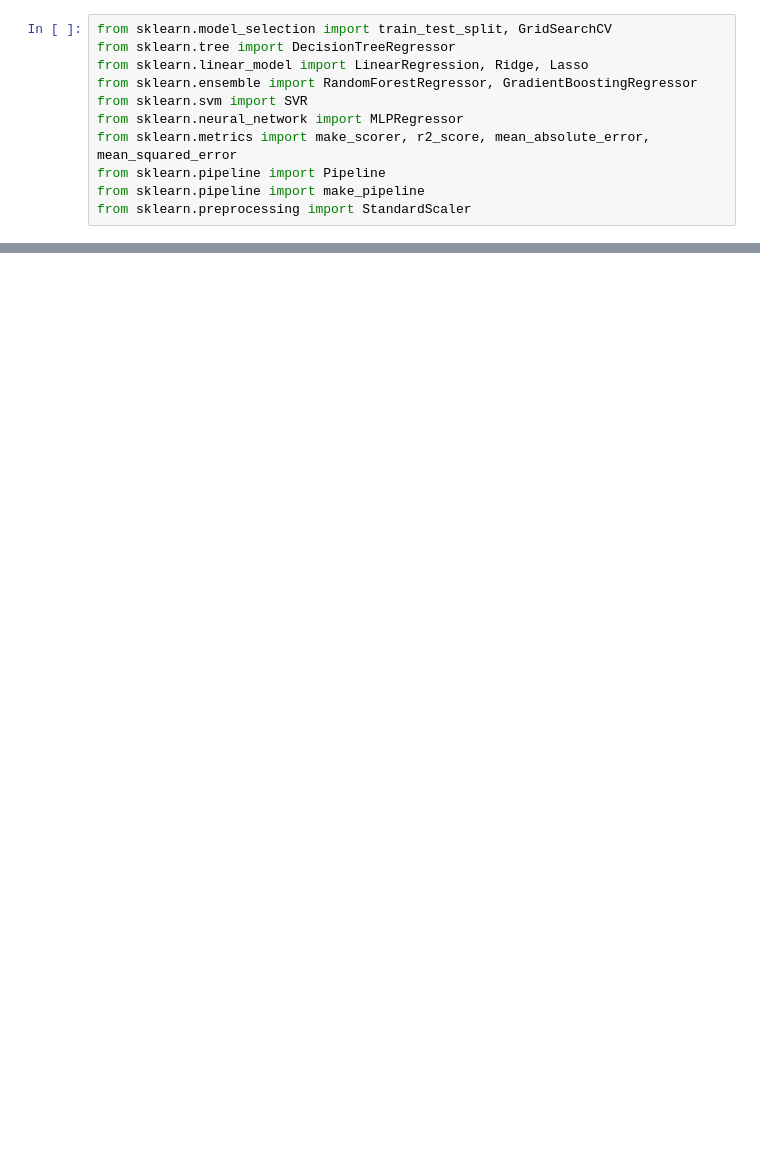
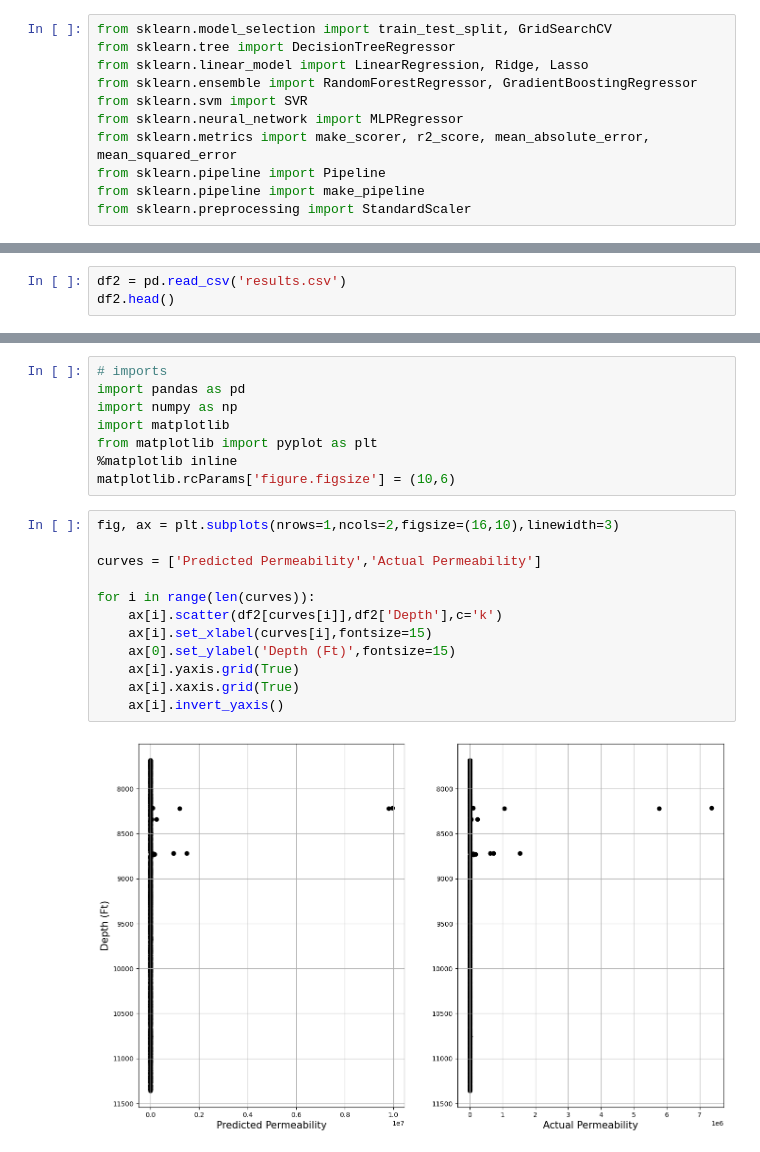
Before and after one commit to Egbetimmy/MSc-Project, a Jupyter notebook: Untitled1.ipynb, the cells around one changed output, grey strips where cells are left out. Saved outputs shown, nothing was run; the diff lists cells and outputs as text; blank space fills up the shorter version.

```diff
--- a/Untitled1.ipynb
+++ b/Untitled1.ipynb
@@ -211,0 +178,3 @@ with open('perm1', 'wb') as file:
+# %%
+df2 = pd.read_csv('results.csv')
+df2.head()
@@ -211,0 +188,22 @@ with open('perm1', 'wb') as file:
+# %%
+# imports
+import pandas as pd
+import numpy as np
+import matplotlib
+from matplotlib import pyplot as plt
+%matplotlib inline
+matplotlib.rcParams['figure.figsize'] = (10,6)
+# %%
+fig, ax = plt.subplots(nrows=1,ncols=2,figsize=(16,10),linewidth=3)
+
+curves = ['Predicted Permeability','Actual Permeability']
+
+for i in range(len(curves)):
+    ax[i].scatter(df2[curves[i]],df2['Depth'],c='k')
+    ax[i].set_xlabel(curves[i],fontsize=15)
+    ax[0].set_ylabel('Depth (Ft)',fontsize=15)
+    ax[i].yaxis.grid(True)
+    ax[i].xaxis.grid(True)
+    ax[i].invert_yaxis()
+# %% [output]
+[figure, added]
```
Also changed, not shown: parts of 18 cells of this notebook.
